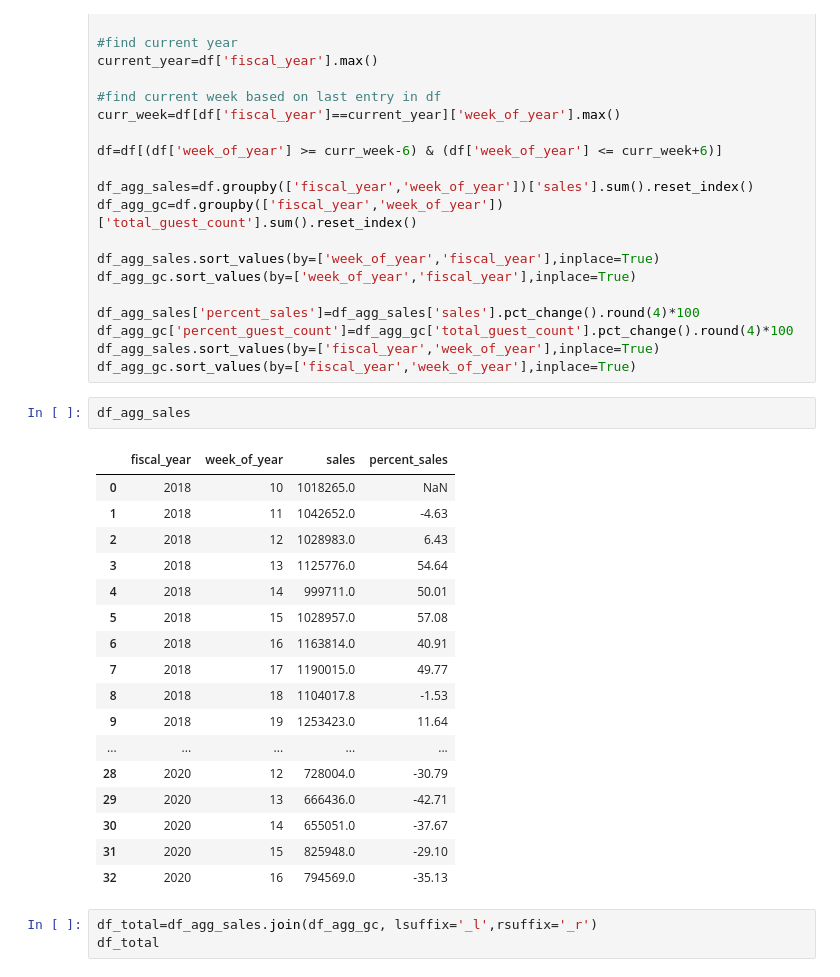
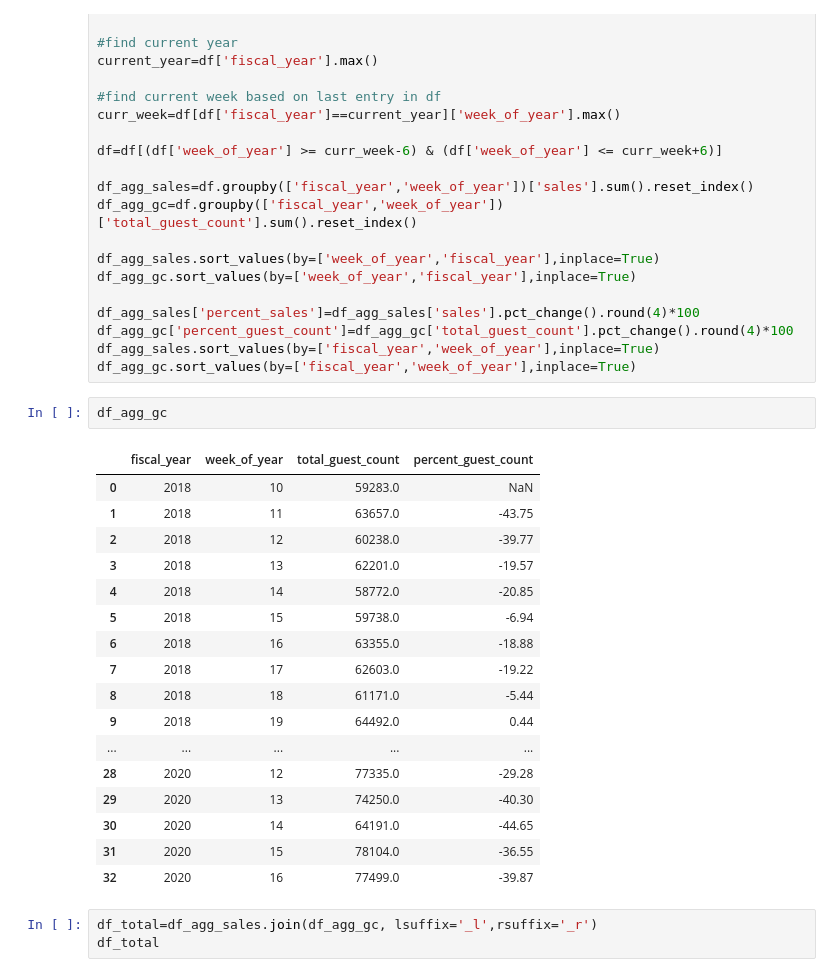
Before and after one commit to jmoo512/kbd, a Jupyter notebook: total_sales.ipynb, the cells around one changed output. Cells and saved outputs as stored; diff of their text form.

```diff
--- a/total_sales.ipynb
+++ b/total_sales.ipynb
@@ -36,26 +36,26 @@ df_agg_sales['percent_sales']=df_agg_sales['sales'].pct_change().round(4)*100
 df_agg_gc['percent_guest_count']=df_agg_gc['total_guest_count'].pct_change().round(4)*100
 df_agg_sales.sort_values(by=['fiscal_year','week_of_year'],inplace=True)
 df_agg_gc.sort_values(by=['fiscal_year','week_of_year'],inplace=True)
-# %%
-df_agg_sales
-# %% [output]
-|  | fiscal_year | week_of_year | sales | percent_sales |
-| 0 | 2018 | 10 | 1018265.0 | NaN |
-| 1 | 2018 | 11 | 1042652.0 | -4.63 |
-| 2 | 2018 | 12 | 1028983.0 | 6.43 |
-| 3 | 2018 | 13 | 1125776.0 | 54.64 |
-| 4 | 2018 | 14 | 999711.0 | 50.01 |
-| 5 | 2018 | 15 | 1028957.0 | 57.08 |
-| 6 | 2018 | 16 | 1163814.0 | 40.91 |
-| 7 | 2018 | 17 | 1190015.0 | 49.77 |
-| 8 | 2018 | 18 | 1104017.8 | -1.53 |
-| 9 | 2018 | 19 | 1253423.0 | 11.64 |
-| ... | ... | ... | ... | ... |
-| 28 | 2020 | 12 | 728004.0 | -30.79 |
-| 29 | 2020 | 13 | 666436.0 | -42.71 |
-| 30 | 2020 | 14 | 655051.0 | -37.67 |
-| 31 | 2020 | 15 | 825948.0 | -29.10 |
-| 32 | 2020 | 16 | 794569.0 | -35.13 |
+# %%
+df_agg_gc
+# %% [output]
+|  | fiscal_year | week_of_year | total_guest_count | percent_guest_count |
+| 0 | 2018 | 10 | 59283.0 | NaN |
+| 1 | 2018 | 11 | 63657.0 | -43.75 |
+| 2 | 2018 | 12 | 60238.0 | -39.77 |
+| 3 | 2018 | 13 | 62201.0 | -19.57 |
+| 4 | 2018 | 14 | 58772.0 | -20.85 |
+| 5 | 2018 | 15 | 59738.0 | -6.94 |
+| 6 | 2018 | 16 | 63355.0 | -18.88 |
+| 7 | 2018 | 17 | 62603.0 | -19.22 |
+| 8 | 2018 | 18 | 61171.0 | -5.44 |
+| 9 | 2018 | 19 | 64492.0 | 0.44 |
+| ... | ... | ... | ... | ... |
+| 28 | 2020 | 12 | 77335.0 | -29.28 |
+| 29 | 2020 | 13 | 74250.0 | -40.30 |
+| 30 | 2020 | 14 | 64191.0 | -44.65 |
+| 31 | 2020 | 15 | 78104.0 | -36.55 |
+| 32 | 2020 | 16 | 77499.0 | -39.87 |
 # %%
 df_total=df_agg_sales.join(df_agg_gc, lsuffix='_l',rsuffix='_r')
 df_total
```
Also changed, not shown: 2 other files.
